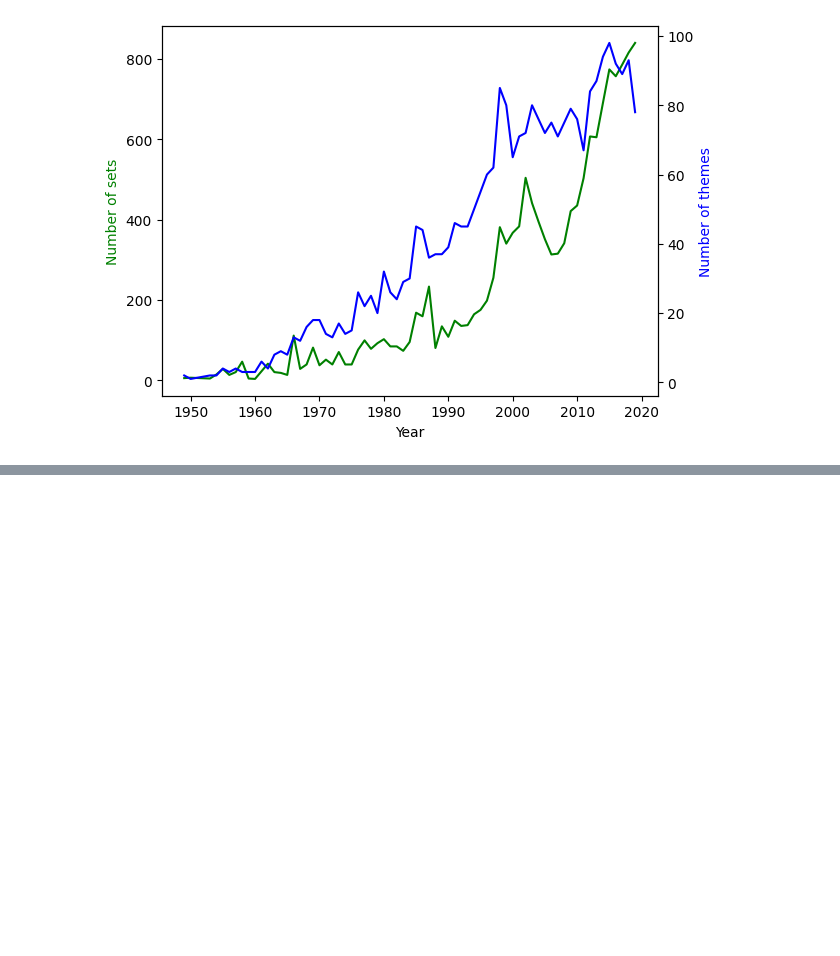
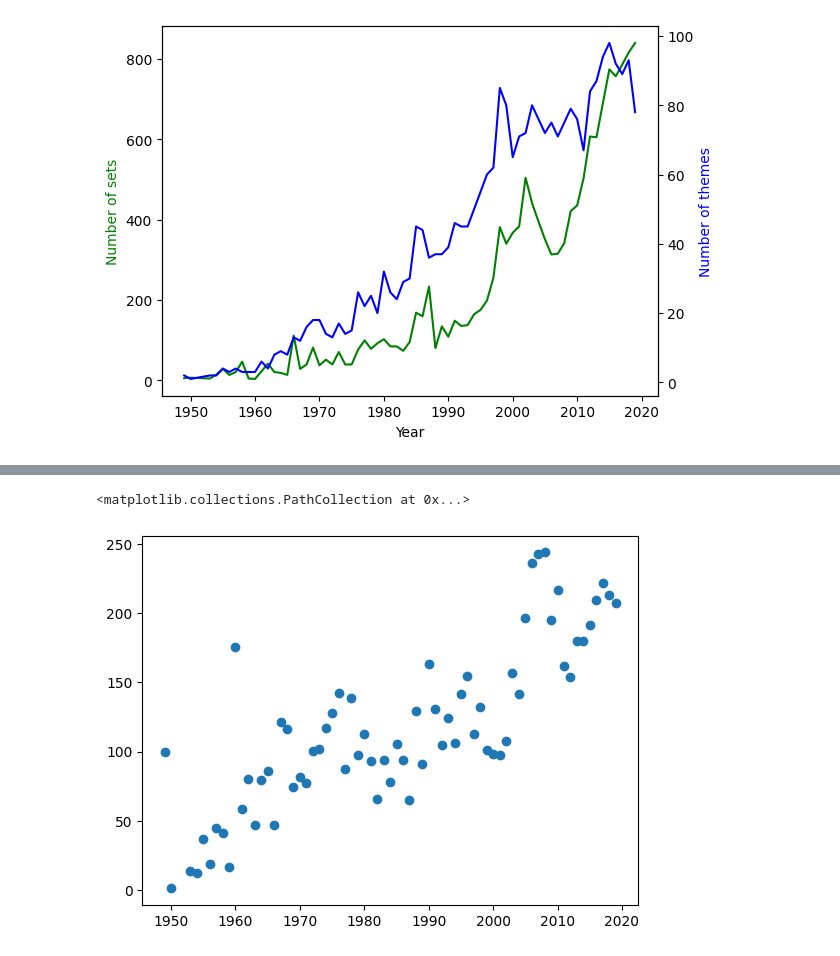
Before and after one commit to Mo-21/analyze-lego-dataset, a Jupyter notebook: main.ipynb, the cells around one changed output, grey strips where cells are left out. Cells and saved outputs as stored; diff of their text form; code cells hidden in the pictures; blank space fills up the shorter version.

```diff
--- a/main.ipynb
+++ b/main.ipynb
@@ -180,3 +180,6 @@ ax2.set_ylabel('Number of themes', color='blue')
 # %% [output]
 Text(0, 0.5, 'Number of themes')
 [figure]
+# %%
+parts_per_set = sets.groupby(['year']).agg({'num_parts': pd.Series.mean})
+parts_per_set.rename(columns={'num_parts': 'avg_number_of_parts'}, inplace=True)
@@ -182,0 +206,5 @@ Text(0, 0.5, 'Number of themes')
+# %%
+plt.scatter(parts_per_set.index[:-2], parts_per_set.avg_number_of_parts[:-2])
+# %% [output]
+<matplotlib.collections.PathCollection at 0x...>
+[figure, added]
```
Also changed, not shown: parts of 7 cells of this notebook.
